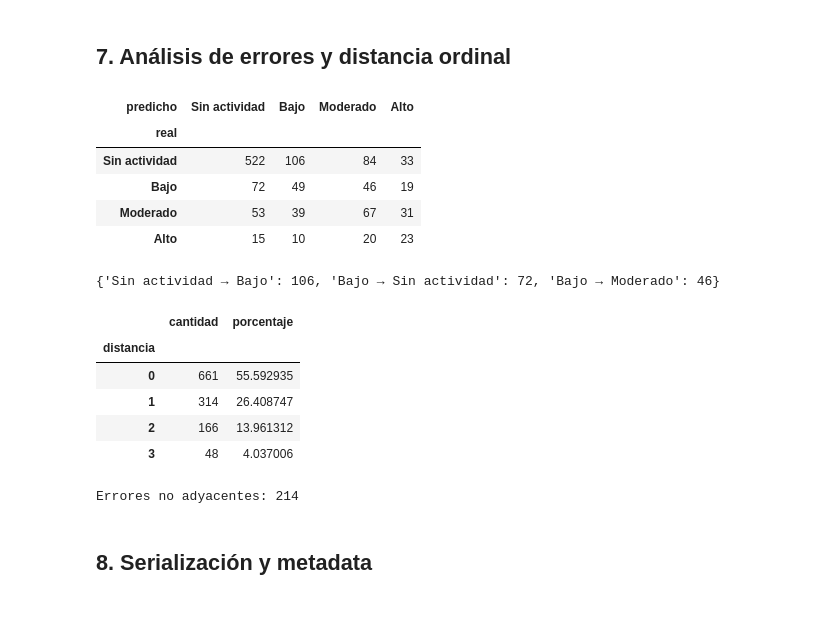
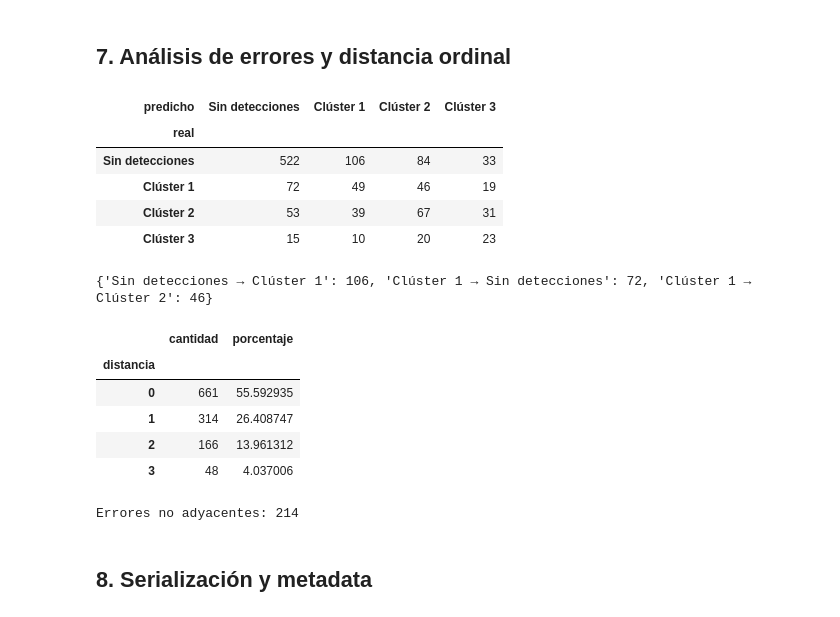
Before and after one commit to kateringonzalez-glitch/Proyecto-AA, a Jupyter notebook: experimentos/Comparacion_Modelos.ipynb, the cells around one changed output. Drawn from its saved outputs; the diff is of its cells as text; code cells hidden in the pictures.

```diff
--- a/experimentos/Comparacion_Modelos.ipynb
+++ b/experimentos/Comparacion_Modelos.ipynb
@@ -171,23 +176,23 @@ display(comparacion_test[["modelo","accuracy","balanced_accuracy","recall_macro"
 # %%
 errores=pd.DataFrame({"real":test[TARGET].to_numpy(),"predicho":pred_test})
 cruce=pd.crosstab(errores.real,errores.predicho).reindex(index=ORDER,columns=ORDER,fill_value=0)
-display(cruce)
+display(present(cruce))
 confusiones={"Sin actividad → Bajo":int(cruce.loc["Sin actividad","Bajo"]),"Bajo → Sin actividad":int(cruce.loc["Bajo","Sin actividad"]),"Bajo → Moderado":int(cruce.loc["Bajo","Moderado"])}
-print(confusiones)
+print(present(confusiones))
 codigo={x:i for i,x in enumerate(ORDER)}
 errores["distancia_ordinal"]=(errores.real.map(codigo)-errores.predicho.map(codigo)).abs()
 distancias=errores.distancia_ordinal.value_counts().sort_index().rename_axis("distancia").to_frame("cantidad")
 distancias["porcentaje"]=100*distancias.cantidad/len(errores)
-display(distancias)
+display(present(distancias))
 print("Errores no adyacentes:",int((errores.distancia_ordinal>=2).sum()))
 # %% [output]
-| predicho | Sin actividad | Bajo | Moderado | Alto |
+| predicho | Sin detecciones | Clúster 1 | Clúster 2 | Clúster 3 |
 | real |  |  |  |  |
-| Sin actividad | 522 | 106 | 84 | 33 |
-| Bajo | 72 | 49 | 46 | 19 |
-| Moderado | 53 | 39 | 67 | 31 |
-| Alto | 15 | 10 | 20 | 23 |
+| Sin detecciones | 522 | 106 | 84 | 33 |
+| Clúster 1 | 72 | 49 | 46 | 19 |
+| Clúster 2 | 53 | 39 | 67 | 31 |
+| Clúster 3 | 15 | 10 | 20 | 23 |
-{'Sin actividad → Bajo': 106, 'Bajo → Sin actividad': 72, 'Bajo → Moderado': 46}
+{'Sin detecciones → Clúster 1': 106, 'Clúster 1 → Sin detecciones': 72, 'Clúster 1 → Clúster 2': 46}
 |  | cantidad | porcentaje |
 | distancia |  |  |
 | 0 | 661 | 55.592935 |
```
Also changed, not shown: parts of 8 cells of this notebook, 35 other files.
